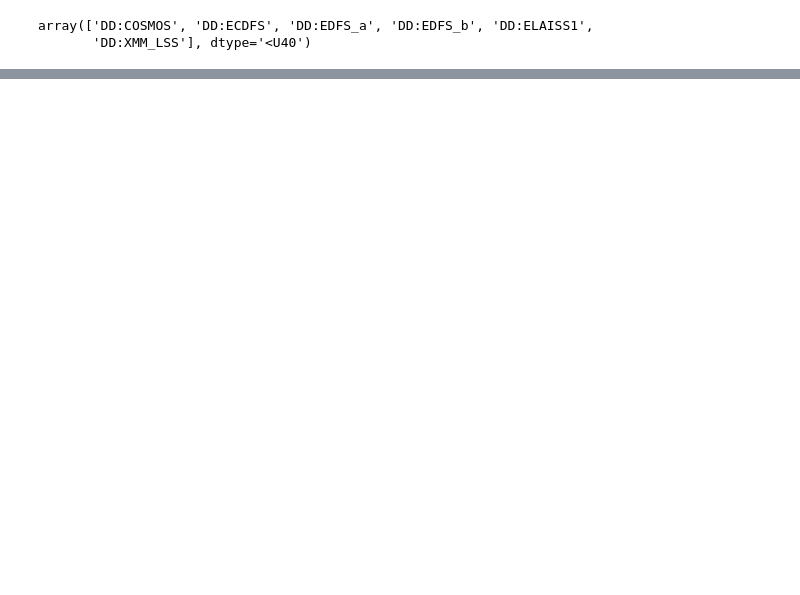
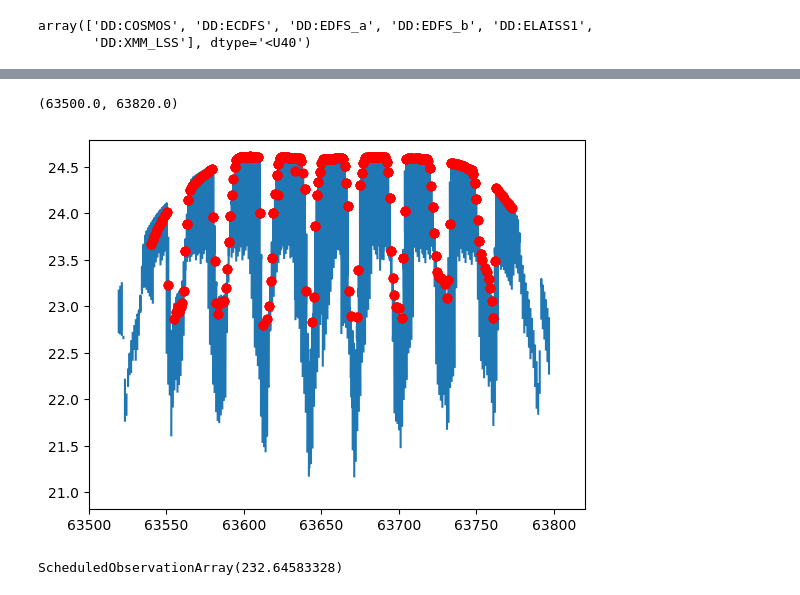
Before and after one commit to lsst-sims/sims_featureScheduler_runs4.3, a Jupyter notebook: ddf_ocean/season_check.ipynb, the cells around one changed output, grey strips where cells are left out. Cells and saved outputs as stored; diff of their text form; code cells hidden in the pictures; blank space fills up the shorter version.

```diff
--- a/ddf_ocean/season_check.ipynb
+++ b/ddf_ocean/season_check.ipynb
@@ -61,0 +62,9 @@ plt.xlim([63000, 64450])
+# %%
+plt.plot(ddf_grid["mjd"], ddf_grid["%s_m5_g" % ddf_name])
+indx_cosms = np.where(sched_array["target_name"] == "DD:%s" % ddf_name)[0]
+new_y = np.interp(sched_array["mjd"][indx_cosms], ddf_grid["mjd"], ddf_grid["%s_m5_g" % ddf_name])
+plt.plot(sched_array["mjd"][indx_cosms], new_y, 'ro')
+plt.xlim([63500, 63820])
+# %% [output]
+(63500.0, 63820.0)
+[figure, added]
@@ -61,0 +73,4 @@ plt.xlim([63000, 64450])
+# %%
+ack.max() - ack.min()
+# %% [output]
+ScheduledObservationArray(232.64583328)
```
Also changed, not shown: parts of 5 cells of this notebook, 1 other file.
